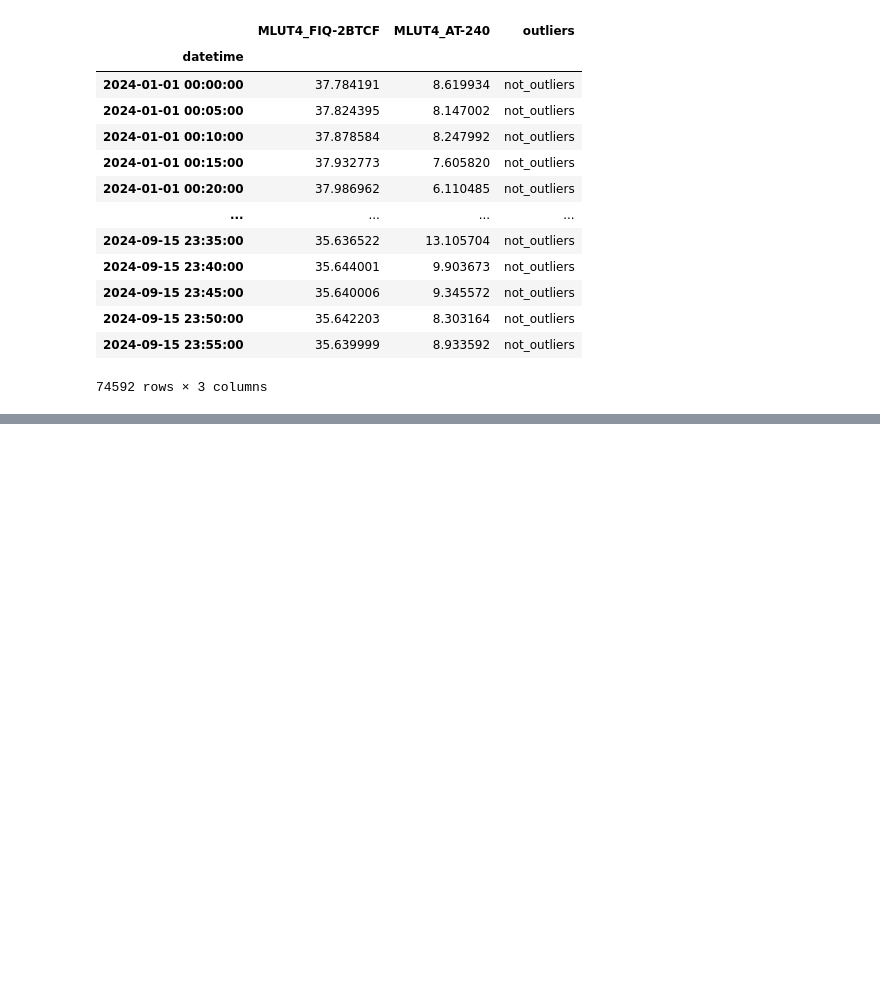
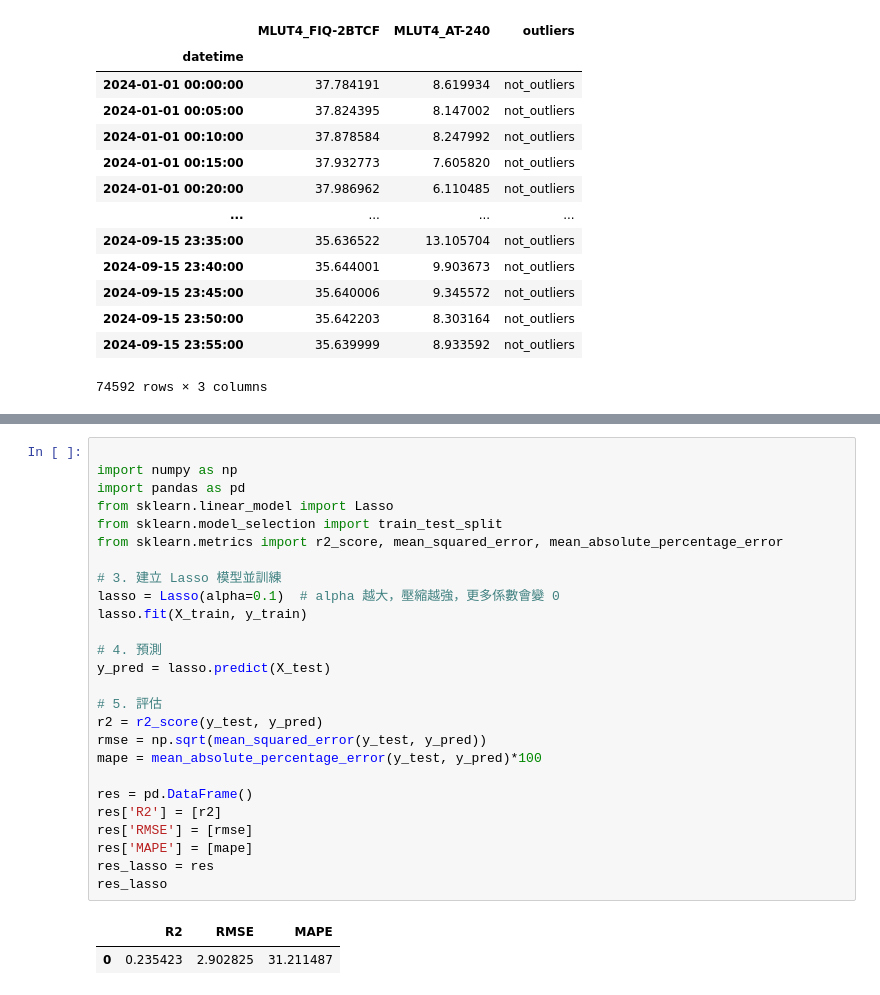
Before and after one commit to skywalker0803r/CFB, a Jupyter notebook: 20250623_issue.ipynb, the cells around one changed output, grey strips where cells are left out. Drawn from its saved outputs; the diff is of its cells as text; blank space fills up the shorter version.

```diff
--- a/20250623_issue.ipynb
+++ b/20250623_issue.ipynb
@@ -369,0 +454,29 @@ The get_cmap function was deprecated in Matplotlib 3.7 and will be removed in 3.
+# %%
+
+import numpy as np
+import pandas as pd
+from sklearn.linear_model import Lasso
+from sklearn.model_selection import train_test_split
+from sklearn.metrics import r2_score, mean_squared_error, mean_absolute_percentage_error
+
+# 3. 建立 Lasso 模型並訓練
+lasso = Lasso(alpha=0.1)  # alpha 越大，壓縮越強，更多係數會變 0
+lasso.fit(X_train, y_train)
+
+# 4. 預測
+y_pred = lasso.predict(X_test)
+
+# 5. 評估
+r2 = r2_score(y_test, y_pred)
+rmse = np.sqrt(mean_squared_error(y_test, y_pred))
+mape = mean_absolute_percentage_error(y_test, y_pred)*100
+
+res = pd.DataFrame()
+res['R2'] = [r2]
+res['RMSE'] = [rmse]
+res['MAPE'] = [mape]
+res_lasso = res
+res_lasso
+# %% [output]
+|  | R2 | RMSE | MAPE |
+| 0 | 0.235423 | 2.902825 | 31.211487 |
```
Also changed, not shown: parts of 18 cells of this notebook.
